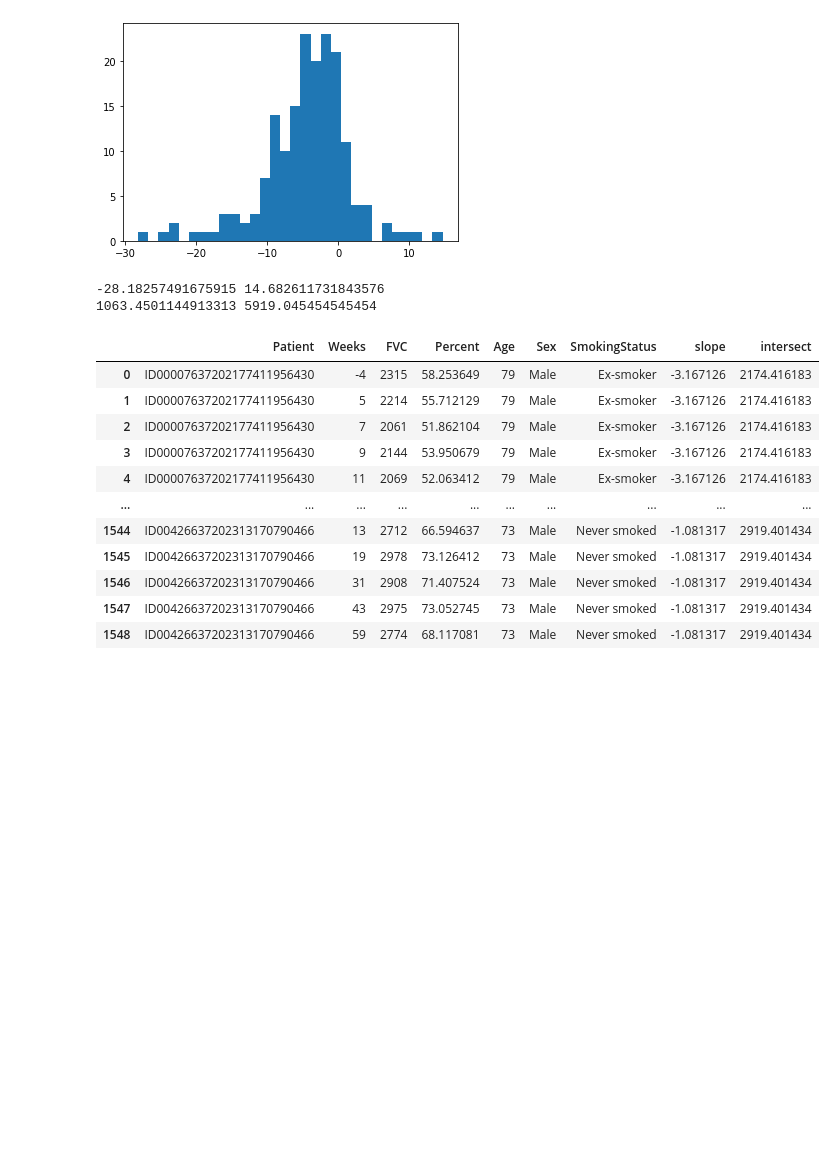
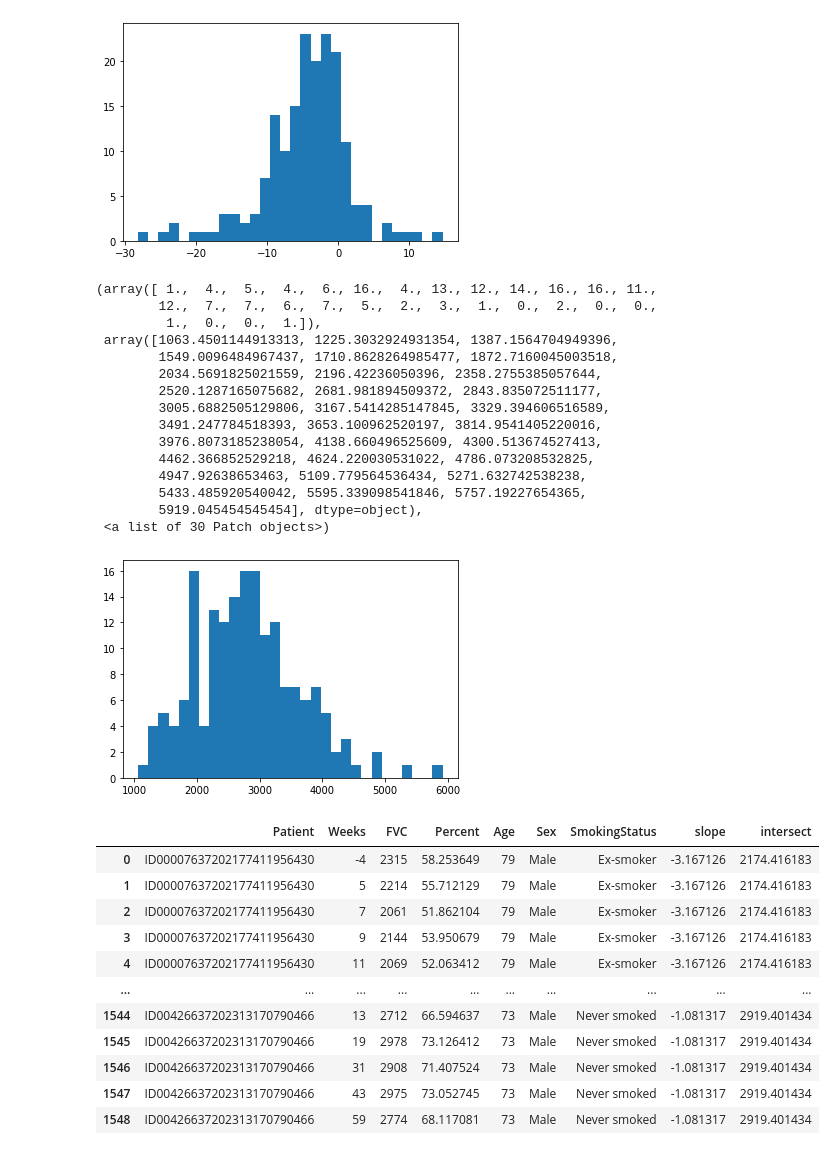
Before and after one commit to EdMDias/OSIC_kaggle_project, a Jupyter notebook: LinearRegressionFVC.ipynb, the cells around one changed output. Drawn from its saved outputs; the diff is of its cells as text; code cells hidden in the pictures; blank space fills up the shorter version.

```diff
--- a/LinearRegressionFVC.ipynb
+++ b/LinearRegressionFVC.ipynb
@@ -82,12 +68,25 @@ plt.hist(LinearData.slope, bins=30)
         14.682611731843576], dtype=object),
  <a list of 30 Patch objects>)
 [figure]
-# %%
-print(LinearData.slope.min(),LinearData.slope.max())
-print(LinearData.intersect.min(),LinearData.intersect.max())
-# %% [output]
--28.18257491675915 14.682611731843576
-1063.4501144913313 5919.045454545454
+# %%
+plt.hist(LinearData.intersect, bins=30)
+# %% [output]
+(array([ 1.,  4.,  5.,  4.,  6., 16.,  4., 13., 12., 14., 16., 16., 11.,
+        12.,  7.,  7.,  6.,  7.,  5.,  2.,  3.,  1.,  0.,  2.,  0.,  0.,
+         1.,  0.,  0.,  1.]),
+ array([1063.4501144913313, 1225.3032924931354, 1387.1564704949396,
+        1549.0096484967437, 1710.8628264985477, 1872.7160045003518,
+        2034.5691825021559, 2196.42236050396, 2358.2755385057644,
+        2520.1287165075682, 2681.981894509372, 2843.835072511177,
+        3005.6882505129806, 3167.5414285147845, 3329.394606516589,
+        3491.247784518393, 3653.100962520197, 3814.9541405220016,
+        3976.8073185238054, 4138.660496525609, 4300.513674527413,
+        4462.366852529218, 4624.220030531022, 4786.073208532825,
+        4947.92638653463, 5109.779564536434, 5271.632742538238,
+        5433.485920540042, 5595.339098541846, 5757.19227654365,
+        5919.045454545454], dtype=object),
+ <a list of 30 Patch objects>)
+[figure, added]
 # %%
 for pat in patients:
     train.loc[train['Patient'] == pat, 'slope'] = LinearData.loc[pat, 'slope']
```
Also changed, not shown: parts of 13 cells of this notebook, 8 other files.
